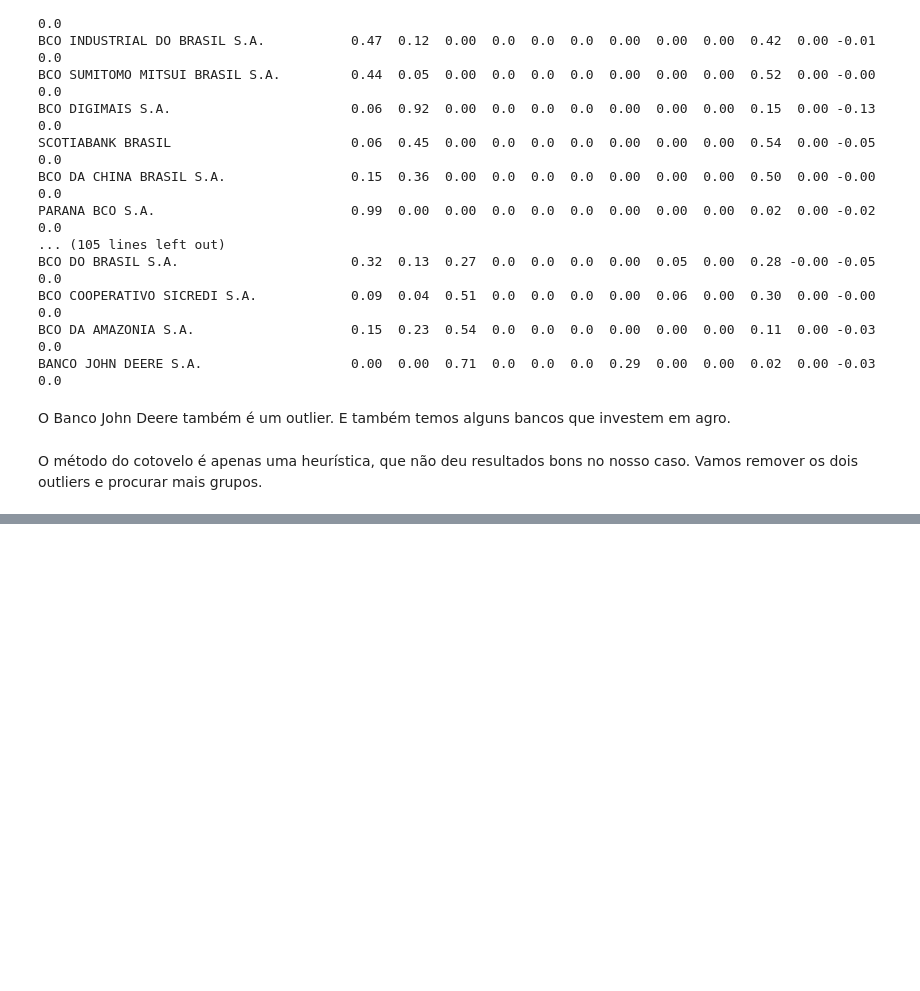
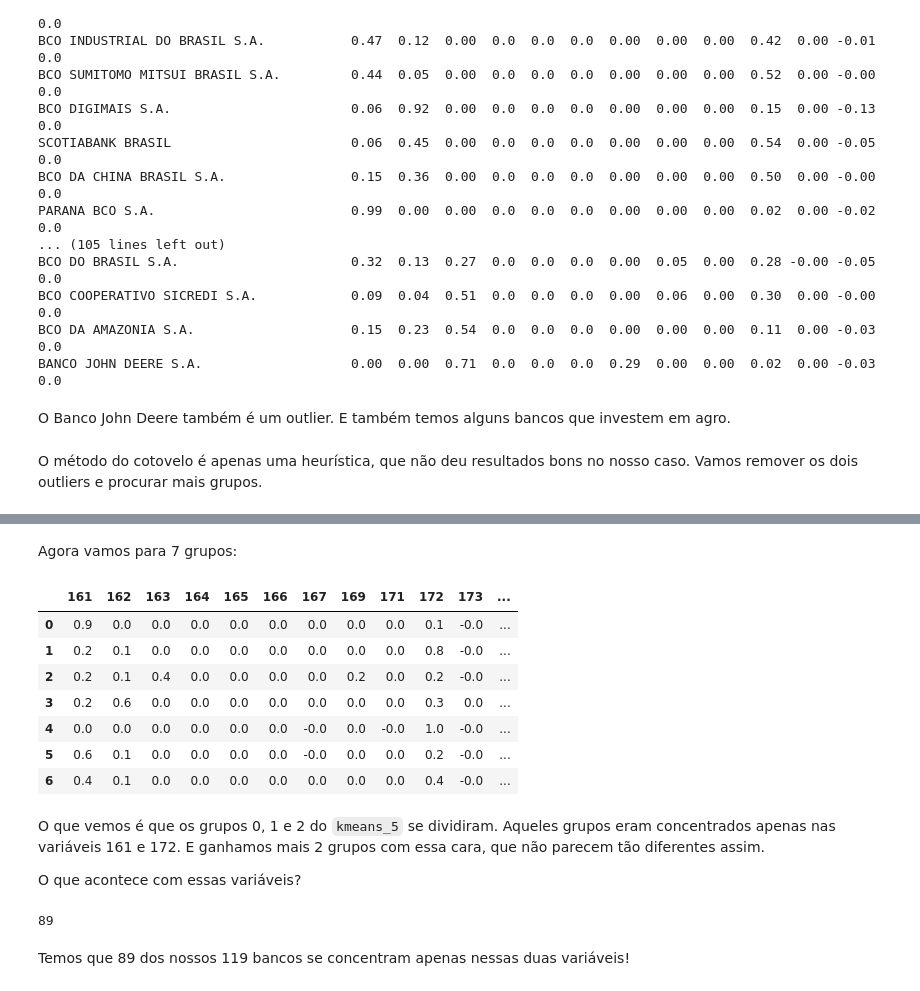
Before and after one commit to caiodnh/Uma-Classifica-o-das-Carteiras-de-Cr-dito-dos-Bancos-Brasileiros, a Jupyter notebook: Carteiras_Junho_2022.ipynb, the cells around one changed output, grey strips where cells are left out. Cells and saved outputs as stored; diff of their text form; code cells hidden in the pictures; blank space fills up the shorter version.

```diff
--- a/Carteiras_Junho_2022.ipynb
+++ b/Carteiras_Junho_2022.ipynb
@@ -252,0 +283,29 @@ carteiras_bulk = carteiras.drop(["CAIXA ECONOMICA FEDERAL","BANCO JOHN DEERE S.A
+# %% [markdown]
+Agora vamos para 7 grupos:
+# %%
+kmeans_7 = KMeans(n_clusters=7, random_state=seed)
+kmeans_7.fit(carteiras)
+
+centers_7 = pd.DataFrame(kmeans_7.cluster_centers_.round(1), columns= carteiras.columns)
+centers_7
+# %% [output]
+|  | 161 | 162 | 163 | 164 | 165 | 166 | 167 | 169 | 171 | 172 | 173 | ... |
+| 0 | 0.9 | 0.0 | 0.0 | 0.0 | 0.0 | 0.0 | 0.0 | 0.0 | 0.0 | 0.1 | -0.0 | ... |
+| 1 | 0.2 | 0.1 | 0.0 | 0.0 | 0.0 | 0.0 | 0.0 | 0.0 | 0.0 | 0.8 | -0.0 | ... |
+| 2 | 0.2 | 0.1 | 0.4 | 0.0 | 0.0 | 0.0 | 0.0 | 0.2 | 0.0 | 0.2 | -0.0 | ... |
+| 3 | 0.2 | 0.6 | 0.0 | 0.0 | 0.0 | 0.0 | 0.0 | 0.0 | 0.0 | 0.3 | 0.0 | ... |
+| 4 | 0.0 | 0.0 | 0.0 | 0.0 | 0.0 | 0.0 | -0.0 | 0.0 | -0.0 | 1.0 | -0.0 | ... |
+| 5 | 0.6 | 0.1 | 0.0 | 0.0 | 0.0 | 0.0 | -0.0 | 0.0 | 0.0 | 0.2 | -0.0 | ... |
+| 6 | 0.4 | 0.1 | 0.0 | 0.0 | 0.0 | 0.0 | 0.0 | 0.0 | 0.0 | 0.4 | -0.0 | ... |
+# %% [markdown]
+O que vemos é que os grupos 0, 1 e 2 do ``kmeans_5`` se dividiram. Aqueles grupos eram concentrados apenas nas variáveis 161 e 172. E ganhamos mais 2 grupos com essa cara, que não parecem tão diferentes assim.
+
+O que acontece com essas variáveis?
+# %%
+temp = carteiras_bulk[carteiras_bulk["161"] + carteiras_bulk["172"] >= 0.8]
+
+len(temp)
+# %% [output]
+89
+# %% [markdown]
+Temos que 89 dos nossos 119 bancos se concentram apenas nessas duas variáveis!
```
Also changed, not shown: parts of 19 cells of this notebook.
